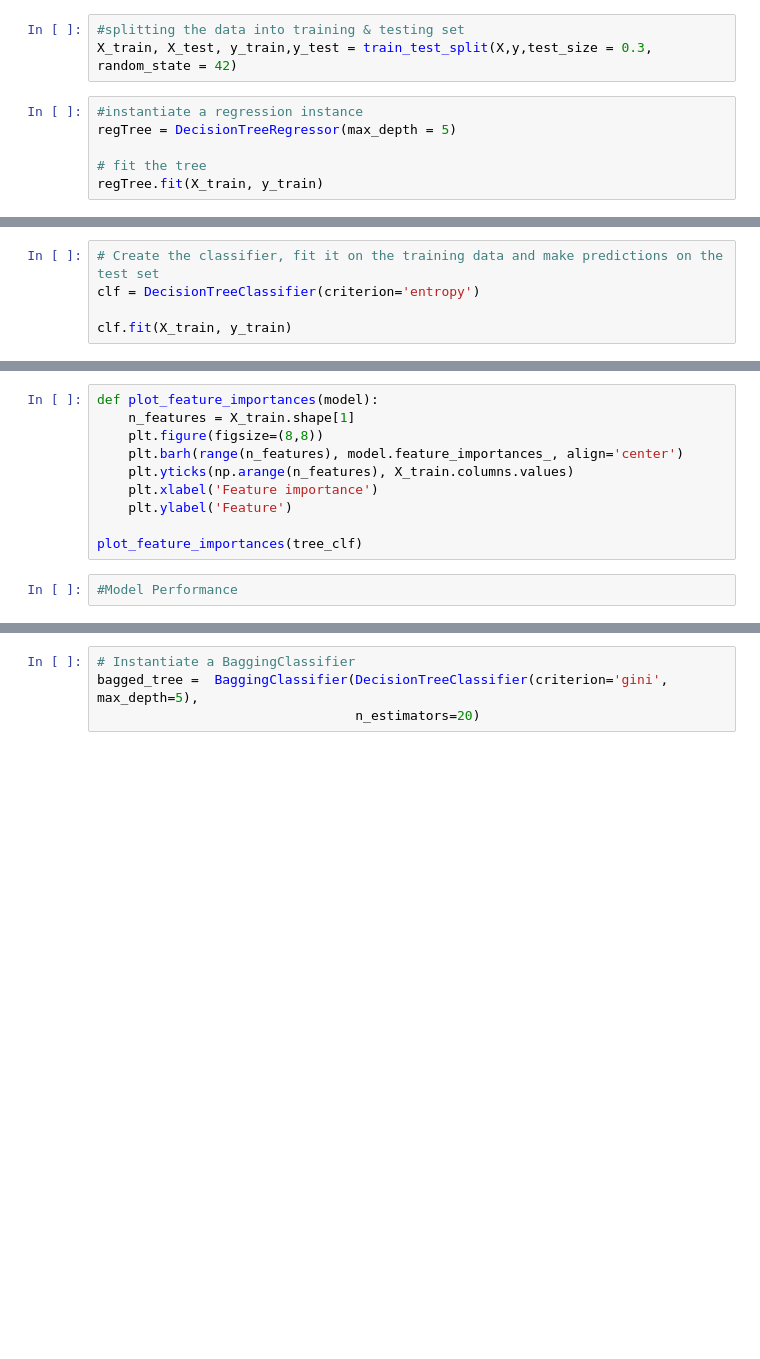
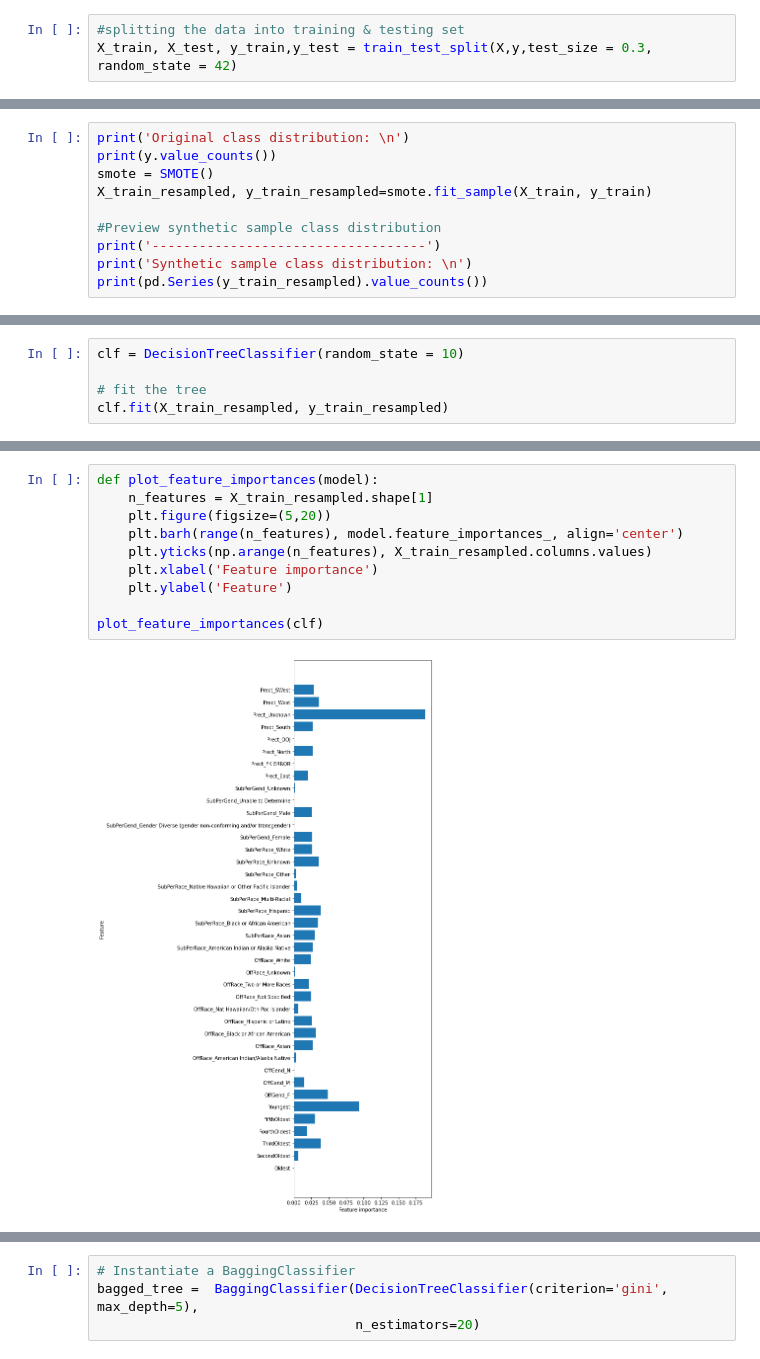
Before and after one commit to crissymae/TerryTrafficStops, a Jupyter notebook: Notebook.ipynb, the cells around one changed output, grey strips where cells are left out. Cells and saved outputs as stored; diff of their text form; blank space fills up the shorter version.

```diff
--- a/Notebook.ipynb
+++ b/Notebook.ipynb
@@ -106,9 +259,3 @@ y = data.ArrFlg_Y
 # %%
 #splitting the data into training & testing set
 X_train, X_test, y_train,y_test = train_test_split(X,y,test_size = 0.3, random_state = 42)
-# %%
-#instantiate a regression instance
-regTree = DecisionTreeRegressor(max_depth = 5)
-
-# fit the tree
-regTree.fit(X_train, y_train)
@@ -130,5 +261,0 @@ print(rmse)
-# %%
-# Create the classifier, fit it on the training data and make predictions on the test set
-clf = DecisionTreeClassifier(criterion='entropy')
-
-clf.fit(X_train, y_train)
@@ -134,0 +264,10 @@ clf.fit(X_train, y_train)
+# %%
+print('Original class distribution: \n')
+print(y.value_counts())
+smote = SMOTE()
+X_train_resampled, y_train_resampled=smote.fit_sample(X_train, y_train)
+
+#Preview synthetic sample class distribution
+print('-----------------------------------')
+print('Synthetic sample class distribution: \n')
+print(pd.Series(y_train_resampled).value_counts())
@@ -134,0 +286,5 @@ clf.fit(X_train, y_train)
+# %%
+clf = DecisionTreeClassifier(random_state = 10)
+
+# fit the tree
+clf.fit(X_train_resampled, y_train_resampled)
@@ -183,12 +323,12 @@ tree_clf.feature_importances_
 # %%
 def plot_feature_importances(model):
-    n_features = X_train.shape[1]
-    plt.figure(figsize=(8,8))
+    n_features = X_train_resampled.shape[1]
+    plt.figure(figsize=(5,20))
     plt.barh(range(n_features), model.feature_importances_, align='center')
-    plt.yticks(np.arange(n_features), X_train.columns.values)
+    plt.yticks(np.arange(n_features), X_train_resampled.columns.values)
     plt.xlabel('Feature importance')
     plt.ylabel('Feature')
 
-plot_feature_importances(tree_clf)
+plot_feature_importances(clf)
+# %% [output]
+[figure, added]
-# %%
-#Model Performance
```
Also changed, not shown: parts of 116 cells of this notebook.
